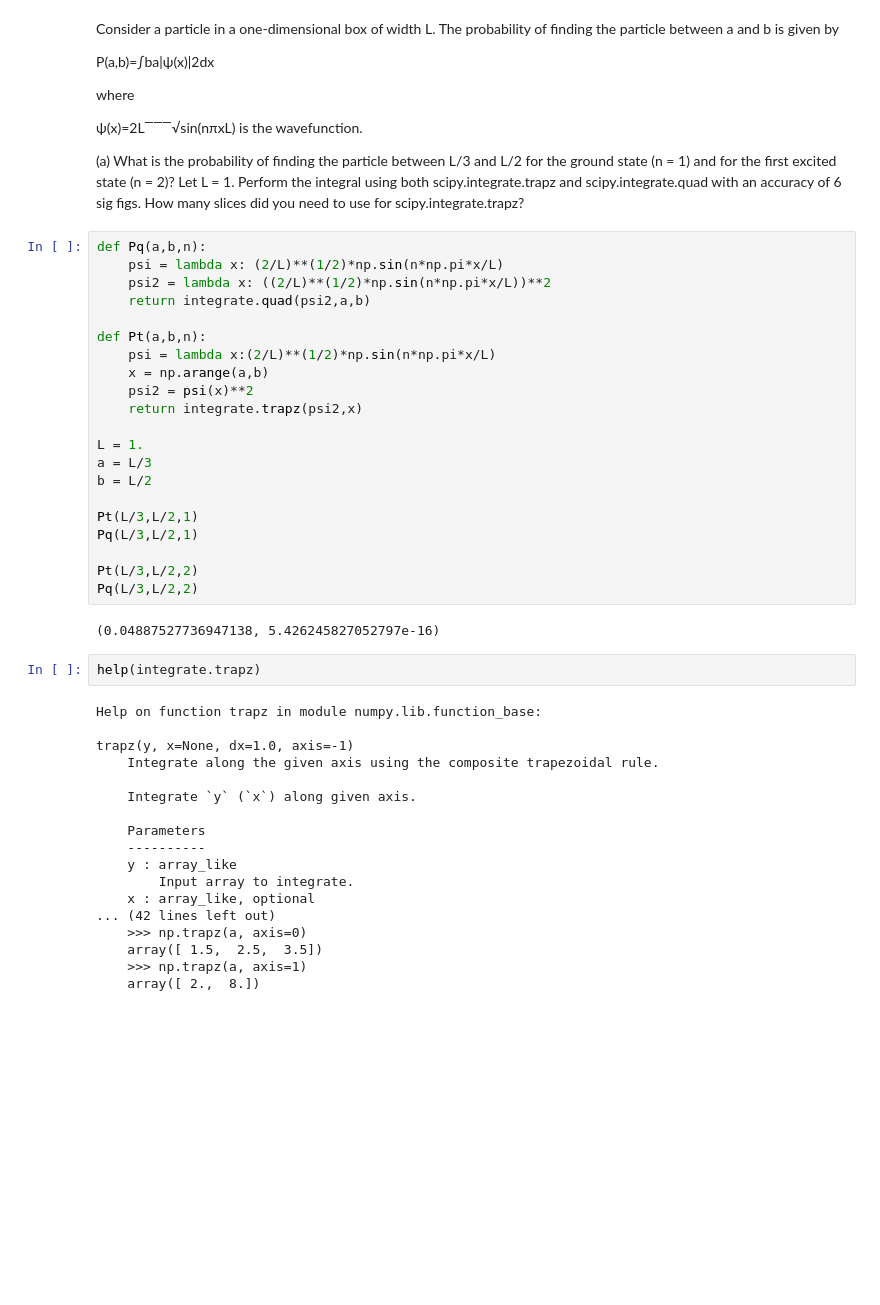
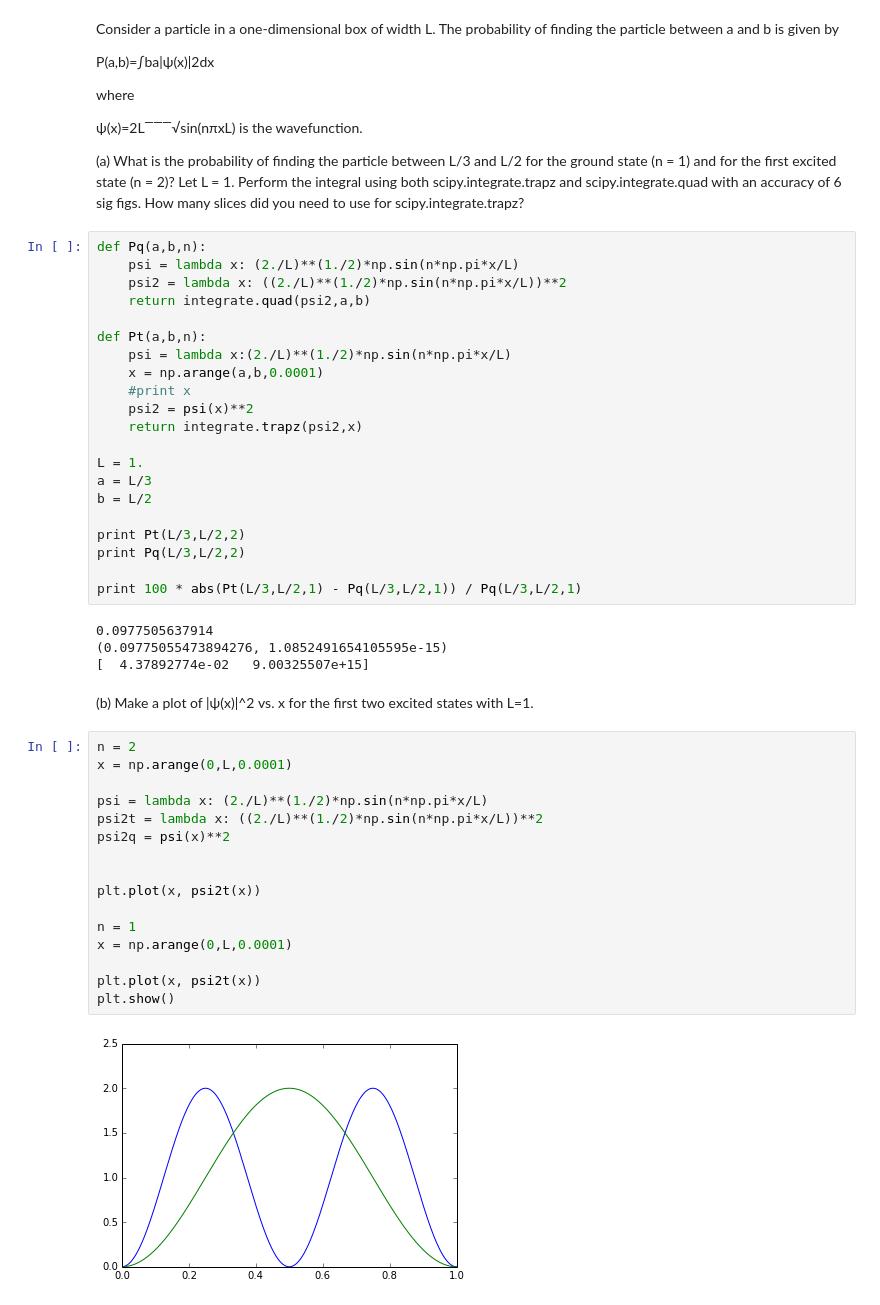
Before and after one commit to jjma3426/PHYS202-S14, a Jupyter notebook: SciPy/IntegrationExercises.ipynb, the cells around one changed output. Cells and saved outputs as stored; diff of their text form; blank space fills up the shorter version.

```diff
--- a/SciPy/IntegrationExercises.ipynb
+++ b/SciPy/IntegrationExercises.ipynb
@@ -112,13 +112,14 @@ is the wavefunction.
 (a) What is the probability of finding the particle between L/3 and L/2 for the ground state (n = 1) and for the first excited state (n = 2)? Let L = 1. Perform the integral using both scipy.integrate.trapz and scipy.integrate.quad with an accuracy of 6 sig figs. How many slices did you need to use for scipy.integrate.trapz?
 # %%
 def Pq(a,b,n):
-    psi = lambda x: (2/L)**(1/2)*np.sin(n*np.pi*x/L)
-    psi2 = lambda x: ((2/L)**(1/2)*np.sin(n*np.pi*x/L))**2
+    psi = lambda x: (2./L)**(1./2)*np.sin(n*np.pi*x/L)
+    psi2 = lambda x: ((2./L)**(1./2)*np.sin(n*np.pi*x/L))**2
     return integrate.quad(psi2,a,b)
 
 def Pt(a,b,n):
-    psi = lambda x:(2/L)**(1/2)*np.sin(n*np.pi*x/L)
-    x = np.arange(a,b)
+    psi = lambda x:(2./L)**(1./2)*np.sin(n*np.pi*x/L)
+    x = np.arange(a,b,0.0001)
+    #print x
     psi2 = psi(x)**2
     return integrate.trapz(psi2,x)
 
@@ -126,30 +127,31 @@ L = 1.
 a = L/3
 b = L/2
 
-Pt(L/3,L/2,1)
-Pq(L/3,L/2,1)
+print Pt(L/3,L/2,2)
+print Pq(L/3,L/2,2)
 
-Pt(L/3,L/2,2)
-Pq(L/3,L/2,2)
+print 100 * abs(Pt(L/3,L/2,1) - Pq(L/3,L/2,1)) / Pq(L/3,L/2,1)
 # %% [output]
-(0.04887527736947138, 5.426245827052797e-16)
+0.0977505637914
+(0.09775055473894276, 1.0852491654105595e-15)
+[  4.37892774e-02   9.00325507e+15]
-# %%
-help(integrate.trapz)
-# %% [output]
-Help on function trapz in module numpy.lib.function_base:
-
-trapz(y, x=None, dx=1.0, axis=-1)
-    Integrate along the given axis using the composite trapezoidal rule.
-
-    Integrate `y` (`x`) along given axis.
-
-    Parameters
-    ----------
-    y : array_like
-        Input array to integrate.
-    x : array_like, optional
-... (42 lines left out)
-    >>> np.trapz(a, axis=0)
-    array([ 1.5,  2.5,  3.5])
-    >>> np.trapz(a, axis=1)
-    array([ 2.,  8.])
+# %% [markdown]
+(b) Make a plot of |ψ(x)|^2 vs. x for the first two excited states with L=1.
+# %%
+n = 2
+x = np.arange(0,L,0.0001)
+
+psi = lambda x: (2./L)**(1./2)*np.sin(n*np.pi*x/L)
+psi2t = lambda x: ((2./L)**(1./2)*np.sin(n*np.pi*x/L))**2
+psi2q = psi(x)**2
+
+
+plt.plot(x, psi2t(x))
+
+n = 1
+x = np.arange(0,L,0.0001)
+
+plt.plot(x, psi2t(x))
+plt.show()
+# %% [output]
+[figure, added]
```
Also changed, not shown: parts of 3 cells of this notebook, 1 other file.
